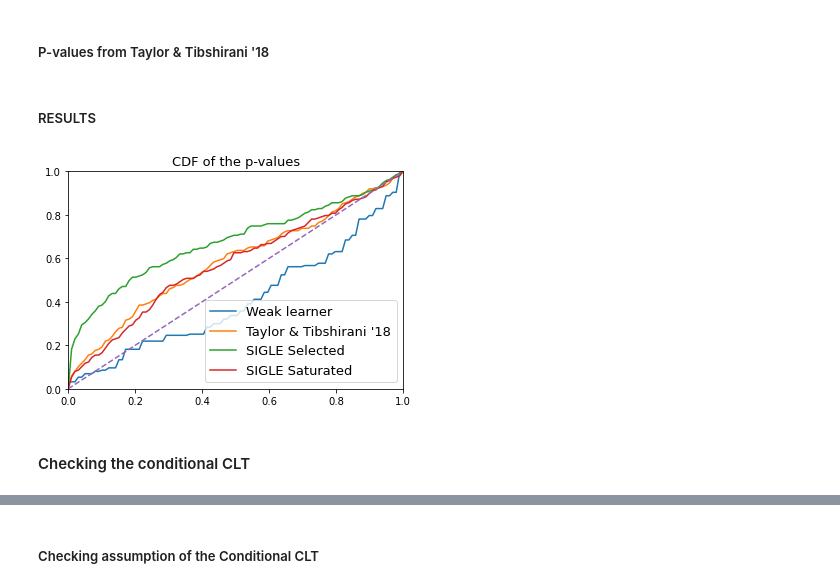
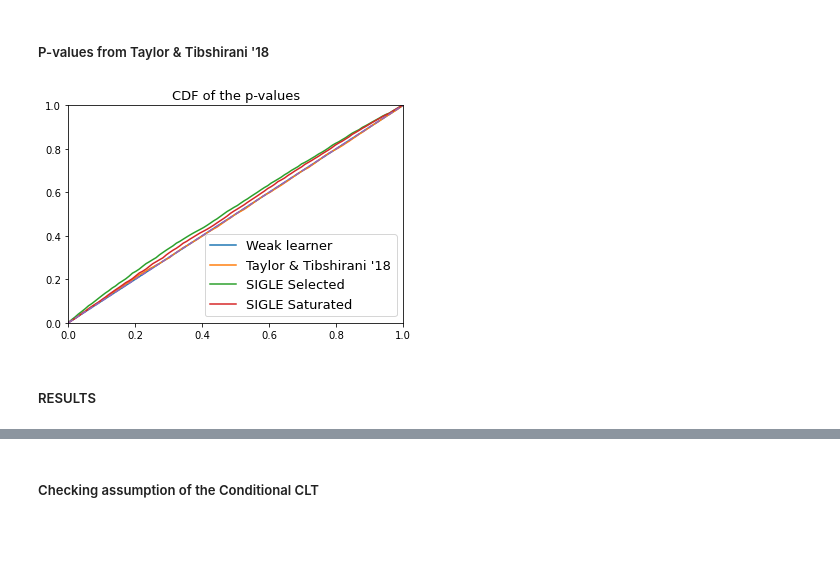
Before and after one commit to quentin-duchemin/SIGLE, a Jupyter notebook: SIGLE.ipynb, the cells around one changed output, grey strips where cells are left out. Drawn from its saved outputs; the diff is of its cells as text; code cells hidden in the pictures; blank space fills up the shorter version.

```diff
--- a/SIGLE.ipynb
+++ b/SIGLE.ipynb
@@ -156,11 +147,10 @@ Upper bound (weaker requirement obtained in the proof):  0.5619621584688944
 # %% [markdown]
 ##### P-values from the weak learner
 # %%
-lspvals_naive = pval_weak_learner(statesnull[:10000],states[:10000],barpi)
+lspvals_naive = pval_weak_learner(statesnull,states,barpi)
 # %% [markdown]
 ##### P-values from SIGLE
 # %%
-#lspvals_selec, lspvals_sat = pval_SIGLE(states[:5000], X, M, barpi, net=None, use_net_MLE=False, l2_regularization=10000)
-lspvals_selec, lspvals_sat = pval_SIGLE_linear(states[:5000], X, M, barpi, net=None, use_net_MLE=False, l2_regularization=10000)
+lspvals_selec, lspvals_sat = pval_SIGLE(states, X, M, barpi, net=None, use_net_MLE=False, l2_regularization=10000)
 # %% [markdown]
 ##### P-values from Taylor & Tibshirani '18
@@ -168,0 +157,8 @@ lspvals_tay = pval_taylor(states[:5000],X,lamb,M,show_distributions=False, theta
+# %%
+lspvals_tay = pval_taylor(states,X,lamb,M,show_distributions=False, thetanull = thetanull)
+# %%
+lists_pvalues = [lspvals_naive, lspvals_tay, lspvals_selec, lspvals_sat]
+names = ['Weak learner', "Taylor & Tibshirani '18", 'SIGLE Selected', 'SIGLE Saturated']
+plot_cdf_pvalues(lists_pvalues, names, name_figsave='global_null.png')
+# %% [output]
+[figure, added]
@@ -169,10 +169,2 @@ lspvals_tay = pval_taylor(states[:5000],X,lamb,M,show_distributions=False, theta
 # %% [markdown]
 ##### RESULTS
-# %%
-lists_pvalues = [lspvals_naive, lspvals_tay, lspvals_selec, lspvals_sat]
-names = ['Weak learner', "Taylor & Tibshirani '18", 'SIGLE Selected', 'SIGLE Saturated']
-plot_cdf_pvalues(lists_pvalues, names, name_figsave=None)
-# %% [output]
-[figure, removed]
-# %% [markdown]
-#### Checking the conditional CLT
```
Also changed, not shown: parts of 22 cells of this notebook.
